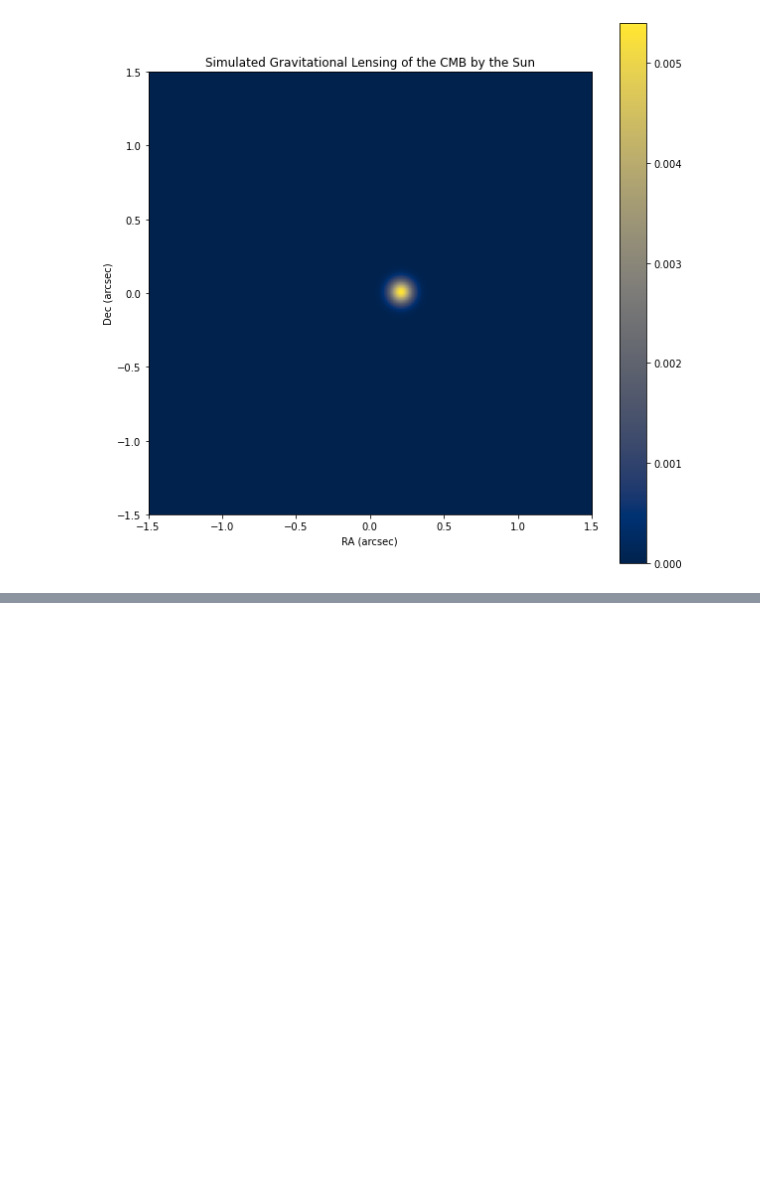
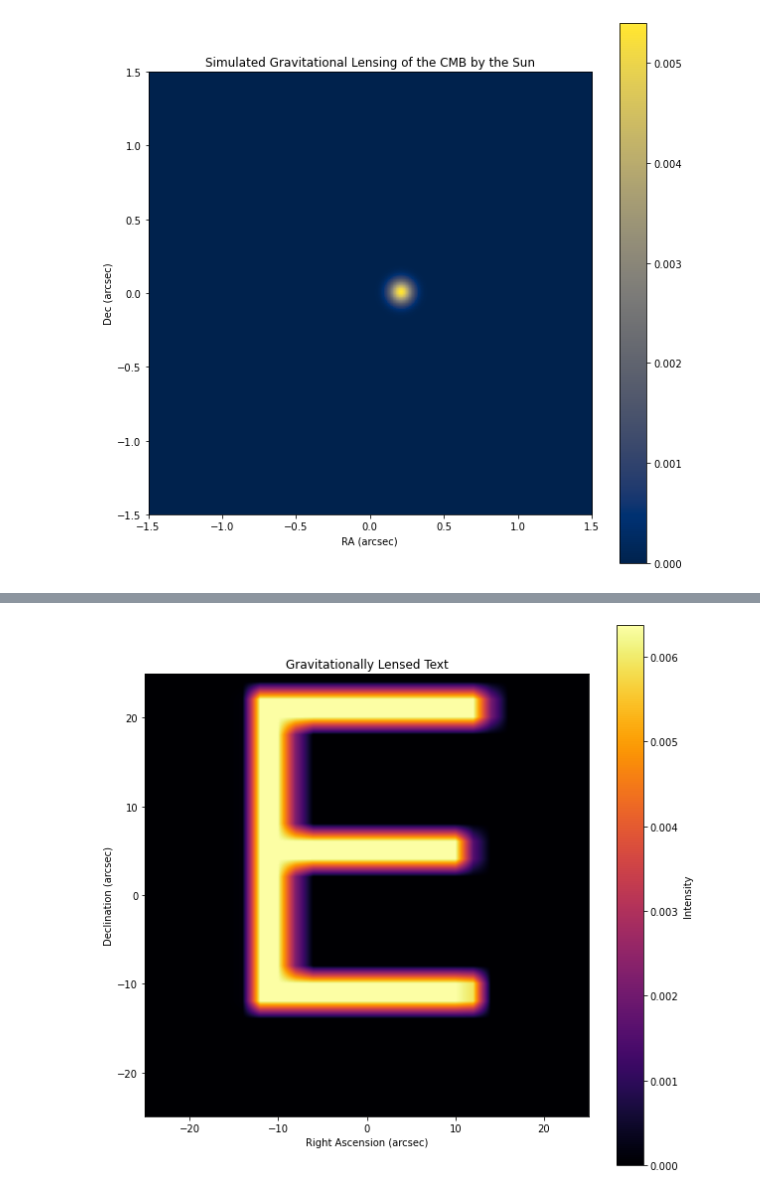
Before and after one commit to Mongeese1/SGL-model-Bachelor-thesis, a Jupyter notebook: lens2.ipynb, the cells around one changed output, grey strips where cells are left out. Saved outputs shown, nothing was run; the diff lists cells and outputs as text; code cells hidden in the pictures; blank space fills up the shorter version.

```diff
--- a/lens2.ipynb
+++ b/lens2.ipynb
@@ -318,0 +75,89 @@ Saved lensed image for letter "Z" to lensed_alphabet\lensed_PM_Z.png
+# %%
+import numpy as np
+import matplotlib.pyplot as plt
+from PIL import Image, ImageDraw, ImageFont
+from lenstronomy.Data.pixel_grid import PixelGrid
+from lenstronomy.Data.psf import PSF
+from lenstronomy.ImSim.image_model import ImageModel
+from lenstronomy.LensModel.lens_model import LensModel
+from lenstronomy.LightModel.light_model import LightModel
+from lenstronomy.LightModel.Profiles.interpolation import Interpol
+
+def create_text_image(text, font_size=500, font_path='arial.ttf'):
+    font = ImageFont.truetype(font_path, font_size)
+    size = font.getsize(text)
+    img = Image.new('L', size, color=0)
+    draw = ImageDraw.Draw(img)
+    draw.text((0, 0), text, font=font, fill=255)
+    return img
+
+output_folder = 'lensed_alphabet'  # Set the output folder for the images
+
+# Create the output folder if it doesn't exist
+import os
+if not os.path.exists(output_folder):
+    os.makedirs(output_folder)
+
+# Loop through the alphabet
+# Loop through the alphabet
+#
+
+
+
+G = 6.67430e-11
+c = 3e8
+M_sun = 1.989e30
+D_lens = 8.227883e13
+D_source = 1.4e10 * 3.26 * 9.461e15
+
+delta_pix = 0.005
+num_pix = 5000
+
+ra_at_xy_0, dec_at_xy_0 = -delta_pix * num_pix / 2, -delta_pix * num_pix / 2
+transform_pix2angle = np.array([[1, 0], [0, 1]]) * np.array([[delta_pix, 0], [0, delta_pix]])
+pixel_grid = PixelGrid(num_pix, num_pix, transform_pix2angle, ra_at_xy_0, dec_at_xy_0)
+
+psf_fwhm = 0.01
+psf = PSF(psf_type='GAUSSIAN', fwhm=psf_fwhm)
+
+lensModel = LensModel(lens_model_list=['POINT_MASS'])
+theta_E = np.sqrt(4 * G * M_sun / (c ** 2) * (1 / D_lens - 1 / D_source))
+kwargs_lens = [{'theta_E': theta_E, 'center_x': 0, 'center_y': 0}]
+
+for letter in 'E':
+    text_image = create_text_image(letter, font_size=25)
+    text_image_array = np.array(text_image).astype(float)
+    interpol_light_model = Interpol()
+    kwargs_interpol = {'image': text_image_array, 'amp': 1, 'center_x': 0, 'center_y': 0, 'phi_G': 0, 'scale': 1}
+    lightModel = LightModel(light_model_list=['INTERPOL'])
+    kwargs_light = [kwargs_interpol]
+    image_model = ImageModel(pixel_grid, psf, lensModel, lightModel)
+    image = image_model.image(kwargs_lens, kwargs_light)
+
+    output_file = os.path.join(output_folder, f'lensed_PM_{letter}_{round(D_lens/149597870691)}AU.png')
+    plt.imsave(output_file, image, cmap='inferno', origin='lower', dpi=300)
+    print(f'Saved lensed image for letter "{letter}" to {output_file}')
+
+# Plot
+extent = 2  # Change this value to adjust the displayed range of the axes
+extent_values = [ra_at_xy_0 * extent, -ra_at_xy_0 * extent, dec_at_xy_0 * extent, -dec_at_xy_0 * extent]
+
+# ... (previous code)
+
+plt.figure(figsize=(10, 10))
+plt.imshow(image, origin='lower', cmap='inferno', extent=extent_values)
+plt.xlabel('Right Ascension (arcsec)')
+plt.ylabel('Declination (arcsec)')
+plt.colorbar(label='Intensity')
+plt.title('Gravitationally Lensed Text')
+plt.show()
+
+# Plot the unlensed image
+plt.figure(figsize=(10, 10))
+plt.imshow(text_image_array, origin='lower', cmap='inferno')
+plt.xlabel('Pixels')
+plt.ylabel('Pixels')
+plt.colorbar(label='Intensity')
+plt.title('Unlensed Text')
+plt.show()
+# %% [output]
@@ -318,0 +165 @@ Saved lensed image for letter "Z" to lensed_alphabet\lensed_PM_Z.png
+[figure, added]
```
Also changed, not shown: parts of 3 cells of this notebook.
